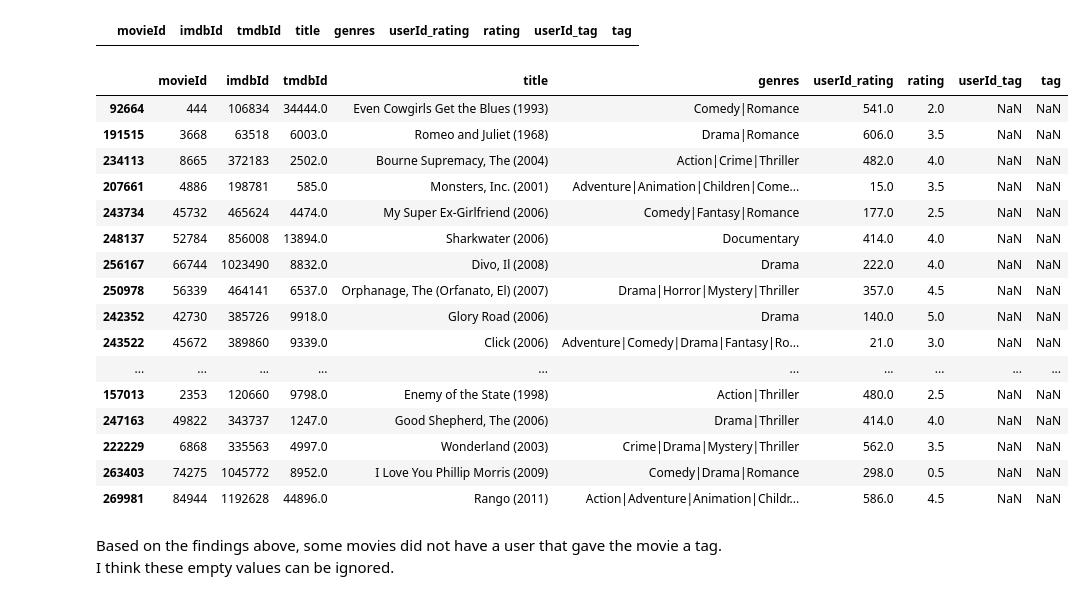
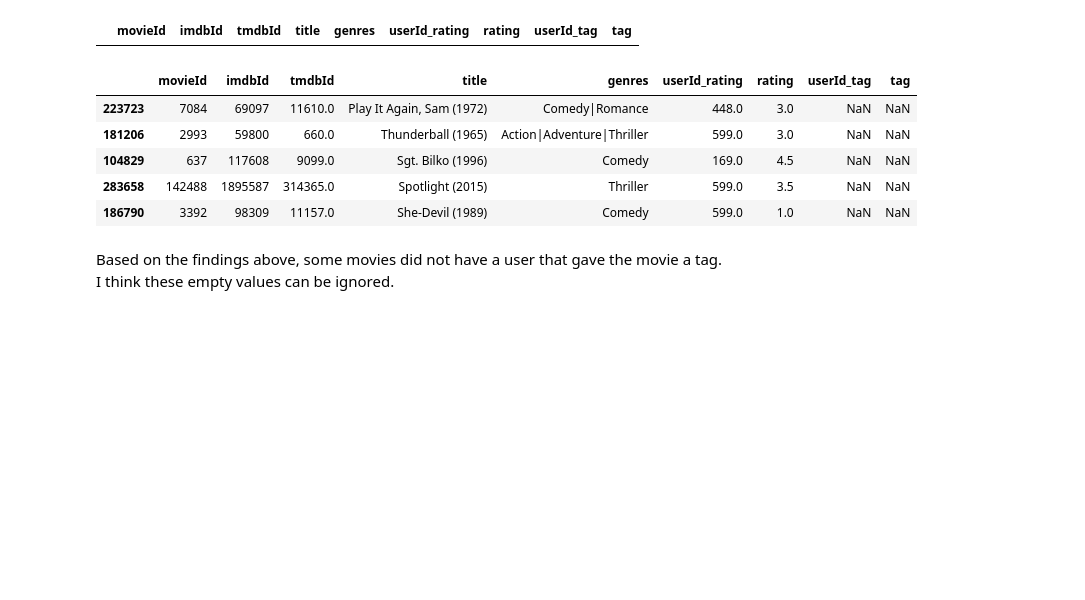
Before and after one commit to keshleem/dx699-summerai-homework2, a Jupyter notebook: OMDS-ModB2-Week2-Martin-Keshia-Lee.ipynb, the cells around one changed output. Saved outputs shown, nothing was run; the diff lists cells and outputs as text; code cells hidden in the pictures; blank space fills up the shorter version.

```diff
--- a/OMDS-ModB2-Week2-Martin-Keshia-Lee.ipynb
+++ b/OMDS-ModB2-Week2-Martin-Keshia-Lee.ipynb
@@ -238,25 +227,14 @@ duplicated_rows
 # %%
 # checking for missing or null values
 df_merge_movies_null = df_merge_movies[df_merge_movies.isnull().any(axis=1)]
-df_merge_movies_null.sample(50)
+df_merge_movies_null.sample(5)
 # %% [output]
 |  | movieId | imdbId | tmdbId | title | genres | userId_rating | rating | userId_tag | tag |
-| 92664 | 444 | 106834 | 34444.0 | Even Cowgirls Get the Blues (1993) | Comedy|Romance | 541.0 | 2.0 | NaN | NaN |
-| 191515 | 3668 | 63518 | 6003.0 | Romeo and Juliet (1968) | Drama|Romance | 606.0 | 3.5 | NaN | NaN |
-| 234113 | 8665 | 372183 | 2502.0 | Bourne Supremacy, The (2004) | Action|Crime|Thriller | 482.0 | 4.0 | NaN | NaN |
-| 207661 | 4886 | 198781 | 585.0 | Monsters, Inc. (2001) | Adventure|Animation|Children|Come... | 15.0 | 3.5 | NaN | NaN |
-| 243734 | 45732 | 465624 | 4474.0 | My Super Ex-Girlfriend (2006) | Comedy|Fantasy|Romance | 177.0 | 2.5 | NaN | NaN |
-| 248137 | 52784 | 856008 | 13894.0 | Sharkwater (2006) | Documentary | 414.0 | 4.0 | NaN | NaN |
-| 256167 | 66744 | 1023490 | 8832.0 | Divo, Il (2008) | Drama | 222.0 | 4.0 | NaN | NaN |
-| 250978 | 56339 | 464141 | 6537.0 | Orphanage, The (Orfanato, El) (2007) | Drama|Horror|Mystery|Thriller | 357.0 | 4.5 | NaN | NaN |
-| 242352 | 42730 | 385726 | 9918.0 | Glory Road (2006) | Drama | 140.0 | 5.0 | NaN | NaN |
-| 243522 | 45672 | 389860 | 9339.0 | Click (2006) | Adventure|Comedy|Drama|Fantasy|Ro... | 21.0 | 3.0 | NaN | NaN |
-| ... | ... | ... | ... | ... | ... | ... | ... | ... | ... |
-| 157013 | 2353 | 120660 | 9798.0 | Enemy of the State (1998) | Action|Thriller | 480.0 | 2.5 | NaN | NaN |
-| 247163 | 49822 | 343737 | 1247.0 | Good Shepherd, The (2006) | Drama|Thriller | 414.0 | 4.0 | NaN | NaN |
-| 222229 | 6868 | 335563 | 4997.0 | Wonderland (2003) | Crime|Drama|Mystery|Thriller | 562.0 | 3.5 | NaN | NaN |
-| 263403 | 74275 | 1045772 | 8952.0 | I Love You Phillip Morris (2009) | Comedy|Drama|Romance | 298.0 | 0.5 | NaN | NaN |
-| 269981 | 84944 | 1192628 | 44896.0 | Rango (2011) | Action|Adventure|Animation|Childr... | 586.0 | 4.5 | NaN | NaN |
+| 223723 | 7084 | 69097 | 11610.0 | Play It Again, Sam (1972) | Comedy|Romance | 448.0 | 3.0 | NaN | NaN |
+| 181206 | 2993 | 59800 | 660.0 | Thunderball (1965) | Action|Adventure|Thriller | 599.0 | 3.0 | NaN | NaN |
+| 104829 | 637 | 117608 | 9099.0 | Sgt. Bilko (1996) | Comedy | 169.0 | 4.5 | NaN | NaN |
+| 283658 | 142488 | 1895587 | 314365.0 | Spotlight (2015) | Thriller | 599.0 | 3.5 | NaN | NaN |
+| 186790 | 3392 | 98309 | 11157.0 | She-Devil (1989) | Comedy | 599.0 | 1.0 | NaN | NaN |
 # %% [markdown]
 Based on the findings above, some movies did not have a user that gave the movie a tag. I think these empty values can be ignored.
 # %%
```
Also changed, not shown: parts of 7 cells of this notebook, 2 other files.
